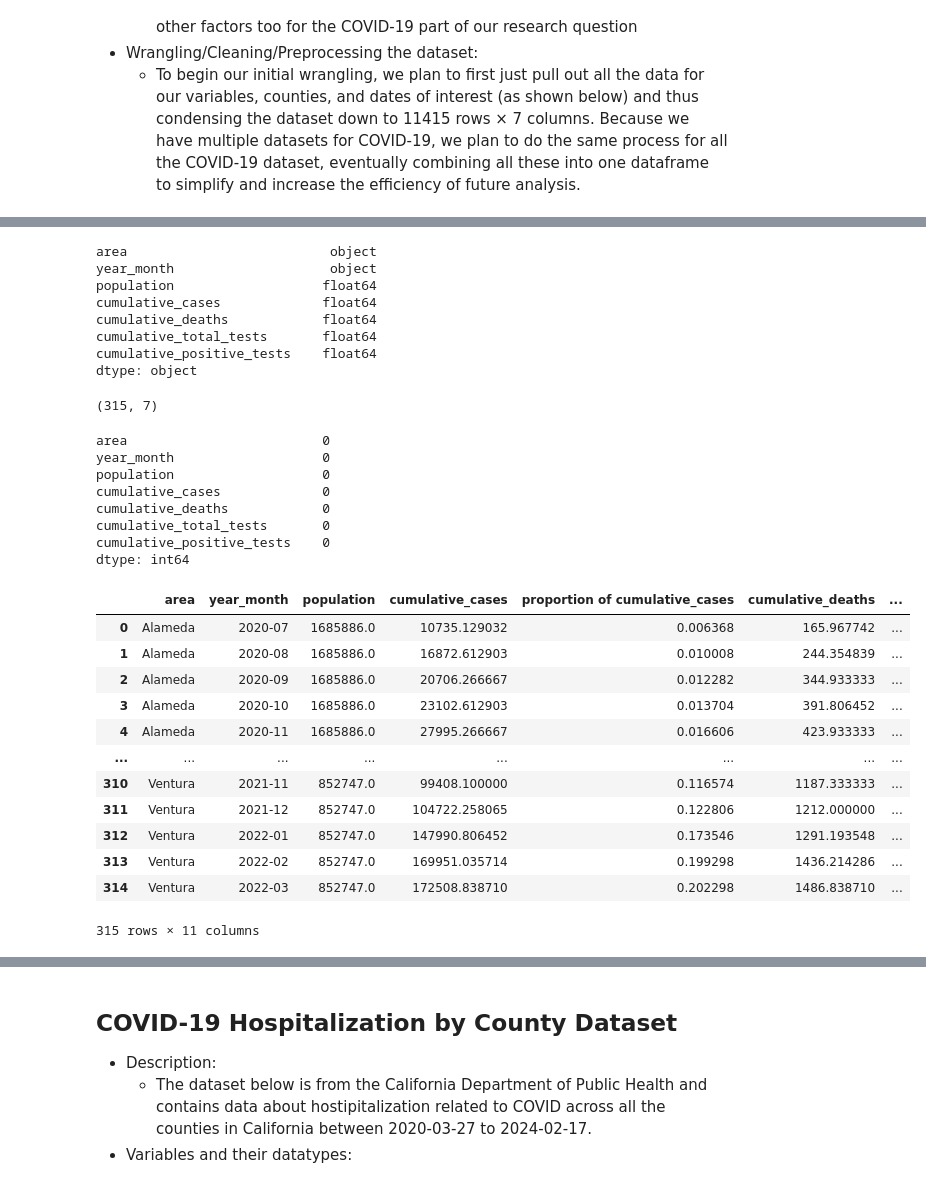
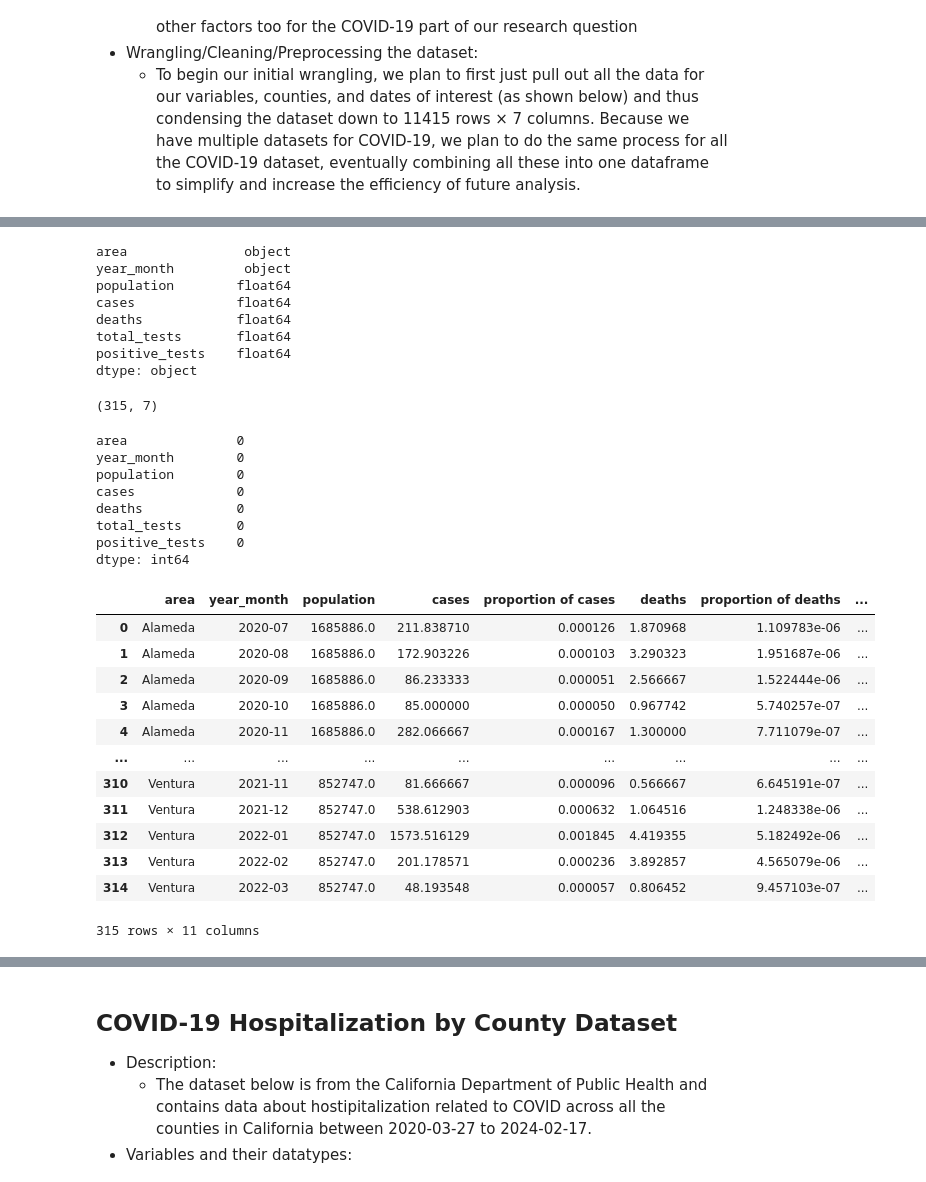
Before and after one commit to COGS108/Group022_WI24, a Jupyter notebook: FinalProject_Group022_WI24.ipynb, the cells around one changed output, grey strips where cells are left out. Saved outputs shown, nothing was run; the diff lists cells and outputs as text; code cells hidden in the pictures.

```diff
--- a/FinalProject_Group022_WI24.ipynb
+++ b/FinalProject_Group022_WI24.ipynb
@@ -136,7 +136,7 @@ crime_df
 # %%
 # counties and interested columns to analyze further into
 counties = ['Los Angeles' , 'San Diego' , 'Orange' , 'Riverside' , 'San Bernardino' , 'Santa Clara', 'Alameda', 'Sacramento', 'Contra Costa', 'Fresno', 'Kern', 'Ventura',  'San Joaquin', 'San Francisco', 'San Mateo']
-# note: interested_cols = ['date', 'area', 'population', 'cumulative_cases', 'cumulative_deaths', 'cumulative_total_tests', 'cumulative_positive_tests']
+# note: interested_cols = ['area'	,'year_month'	,'population'	,'cases',	'deaths'	,'total_tests'	,'positive_tests']
 
 # loading/reading the initial dataframe
 covid_cases_df = pd.read_csv('COVID19_Cases_Test.csv')
@@ -146,7 +146,7 @@ covid_cases_df = covid_cases_df.dropna()
 covid_cases_df['date'] = pd.to_datetime(covid_cases_df['date'])
 covid_cases_df = covid_cases_df[covid_cases_df['date'].between('2020-07-01', '2022-03-31')]
 covid_cases_df['year_month'] = covid_cases_df['date'].dt.year.astype(str) + '-' + covid_cases_df['date'].dt.month.astype(str).apply(lambda x: x.zfill(2))
-covid_cases_df = covid_cases_df.drop(['cases', 'deaths', 'total_tests', 'positive_tests','date'], axis=1)
+covid_cases_df = covid_cases_df.drop(['cumulative_cases', 'cumulative_deaths', 'cumulative_total_tests', 'cumulative_positive_tests','date'], axis=1)
 
 covid_cases_df = covid_cases_df.groupby(['area', 'year_month', 'population'], group_keys= True).mean().reset_index()
 
@@ -169,13 +169,13 @@ covid_cases_df
 # what the datatypes are for each of the varaibles that we are interested in analyzing
 covid_cases_df.dtypes
 # %% [output]
-area                          object
-year_month                    object
-population                   float64
-cumulative_cases             float64
-cumulative_deaths            float64
-cumulative_total_tests       float64
-cumulative_positive_tests    float64
+area               object
+year_month         object
+population        float64
+cases             float64
+deaths            float64
+total_tests       float64
+positive_tests    float64
 dtype: object
 # %%
 # size of the dataframe after filtereing for interested variables, counties, and dates
@@ -186,47 +186,47 @@ covid_cases_df.shape
 # getting an overview of and checking missingness of the dataset
 covid_cases_df.isnull().sum()
 # %% [output]
-area                         0
-year_month                   0
-population                   0
-cumulative_cases             0
-cumulative_deaths            0
-cumulative_total_tests       0
-cumulative_positive_tests    0
+area              0
+year_month        0
+population        0
+cases             0
+deaths            0
+total_tests       0
+positive_tests    0
 dtype: int64
 # %%
 # calculating the proportions for each of the variables
 
-var_columns = ['cumulative_cases', 'cumulative_deaths',
-       'cumulative_total_tests', 'cumulative_positive_tests']
+var_columns = ['cases', 'deaths',
+       'total_tests', 'positive_tests']
 
 
 monthly_average_prop = covid_cases_df.copy()
 
 for col in var_columns:
     proportion = monthly_average_prop[col]/monthly_average_prop['population']
 
     # Determine the position to insert the new column
     existing_column_position = monthly_average_prop.columns.get_loc(col)  # Get the position of 'existing_column'
 
     # Insert the new column after 'existing_column'
     monthly_average_prop.insert(existing_column_position + 1, ('proportion of ' + col), proportion)
 
 
 monthly_average_prop
 # %% [output]
-|  | area | year_month | population | cumulative_cases | proportion of cumulative_cases | cumulative_deaths | ... |
-| 0 | Alameda | 2020-07 | 1685886.0 | 10735.129032 | 0.006368 | 165.967742 | ... |
-| 1 | Alameda | 2020-08 | 1685886.0 | 16872.612903 | 0.010008 | 244.354839 | ... |
-| 2 | Alameda | 2020-09 | 1685886.0 | 20706.266667 | 0.012282 | 344.933333 | ... |
-| 3 | Alameda | 2020-10 | 1685886.0 | 23102.612903 | 0.013704 | 391.806452 | ... |
-| 4 | Alameda | 2020-11 | 1685886.0 | 27995.266667 | 0.016606 | 423.933333 | ... |
-| ... | ... | ... | ... | ... | ... | ... | ... |
-| 310 | Ventura | 2021-11 | 852747.0 | 99408.100000 | 0.116574 | 1187.333333 | ... |
-| 311 | Ventura | 2021-12 | 852747.0 | 104722.258065 | 0.122806 | 1212.000000 | ... |
-| 312 | Ventura | 2022-01 | 852747.0 | 147990.806452 | 0.173546 | 1291.193548 | ... |
-| 313 | Ventura | 2022-02 | 852747.0 | 169951.035714 | 0.199298 | 1436.214286 | ... |
-| 314 | Ventura | 2022-03 | 852747.0 | 172508.838710 | 0.202298 | 1486.838710 | ... |
+|  | area | year_month | population | cases | proportion of cases | deaths | proportion of deaths | ... |
+| 0 | Alameda | 2020-07 | 1685886.0 | 211.838710 | 0.000126 | 1.870968 | 1.109783e-06 | ... |
+| 1 | Alameda | 2020-08 | 1685886.0 | 172.903226 | 0.000103 | 3.290323 | 1.951687e-06 | ... |
+| 2 | Alameda | 2020-09 | 1685886.0 | 86.233333 | 0.000051 | 2.566667 | 1.522444e-06 | ... |
+| 3 | Alameda | 2020-10 | 1685886.0 | 85.000000 | 0.000050 | 0.967742 | 5.740257e-07 | ... |
+| 4 | Alameda | 2020-11 | 1685886.0 | 282.066667 | 0.000167 | 1.300000 | 7.711079e-07 | ... |
+| ... | ... | ... | ... | ... | ... | ... | ... | ... |
+| 310 | Ventura | 2021-11 | 852747.0 | 81.666667 | 0.000096 | 0.566667 | 6.645191e-07 | ... |
+| 311 | Ventura | 2021-12 | 852747.0 | 538.612903 | 0.000632 | 1.064516 | 1.248338e-06 | ... |
+| 312 | Ventura | 2022-01 | 852747.0 | 1573.516129 | 0.001845 | 4.419355 | 5.182492e-06 | ... |
+| 313 | Ventura | 2022-02 | 852747.0 | 201.178571 | 0.000236 | 3.892857 | 4.565079e-06 | ... |
+| 314 | Ventura | 2022-03 | 852747.0 | 48.193548 | 0.000057 | 0.806452 | 9.457103e-07 | ... |
 315 rows × 11 columns
 # %%
 monthly_average_prop.isnull().sum()
```
Also changed, not shown: parts of 8 cells of this notebook, 1 other file.
